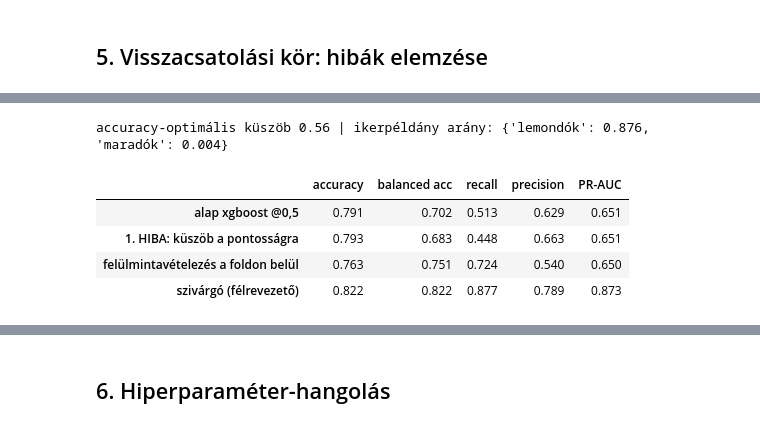
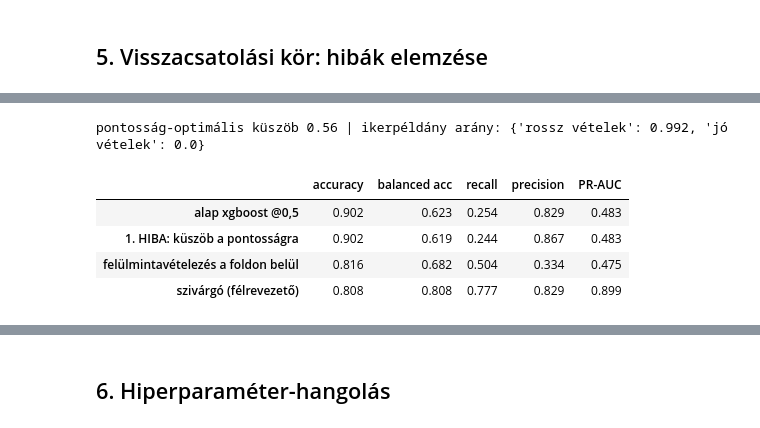
Before and after one commit to karpatika92/nasz_data_science_course, a Jupyter notebook: lessons/04-klasszifikacio/demo.ipynb, the cells around one changed output, grey strips where cells are left out. Saved outputs shown, nothing was run; the diff lists cells and outputs as text; code cells hidden in the pictures.

```diff
--- a/lessons/04-klasszifikacio/demo.ipynb
+++ b/lessons/04-klasszifikacio/demo.ipynb
@@ -165,10 +266,10 @@ NUMS["lr_roc_auc"], NUMS["lr_pr_auc"] = float(roc_auc_score(y_train, p_lr)), flo
 # %%
 fig, (a, b) = plt.subplots(1, 2, figsize=(13, 5))
 fpr_, tpr_, _ = roc_curve(y_train, p_lr); a.plot(fpr_, tpr_, color=BLUE, lw=2.5); a.plot([0, 1], [0, 1], color=INK2, ls="--", lw=1.2)
-a.set_title(f"ROC-görbe, AUC = {hu(NUMS['lr_roc_auc'])}", loc="left"); a.set_xlabel("álpozitív arány (FPR)"); a.set_ylabel("valódi pozitív arány (recall)")
+a.set_title(f"ROC-görbe, AUC = {hu(NUMS['lr_roc_auc'])}", loc="left"); a.set_xlabel("álriasztási arány (a jó vételek hányadát jelöltük meg)"); a.set_ylabel("recall (a rossz vételek hányadát fogtuk meg)")
 pp_, rr_, _ = precision_recall_curve(y_train, p_lr); b.plot(rr_, pp_, color=BLUE, lw=2.5); b.axhline(y_train.mean(), color=INK2, ls="--", lw=1.2)
 b.set_title(f"Precision-recall görbe, AP = {hu(NUMS['lr_pr_auc'])}", loc="left"); b.set_ylim(0, 1.02); b.set_xlabel("recall"); b.set_ylabel("precision")
-b.text(.52, y_train.mean() + .03, f"alapvonal = {hu(y_train.mean())}", color=INK2, fontsize=14)
+b.text(.5, y_train.mean() + .03, f"alapvonal = {hu(y_train.mean())}", color=INK2, fontsize=14)
 for ax_ in (a, b): hu_axes(ax_)
 plt.tight_layout(w_pad=4); keep(fig, "metrics_roc_pr")
 # %% [markdown]
@@ -275,0 +311,27 @@ display(d_[d_.churned == 1].nsmallest(5, "p")[["Contract", "InternetService", "P
+# %%
+loop_model = models["xgboost"]
+p_oof = cross_val_predict(loop_model, X_train, y_train, cv=cv, method="predict_proba")[:, 1]
+def metrics(y, p, t=.5):
+    return {"accuracy": accuracy_score(y, p > t), "balanced acc": balanced_accuracy_score(y, p > t), "recall": recall_score(y, p > t),
+            "precision": precision_score(y, p > t, zero_division=0), "PR-AUC": average_precision_score(y, p)}
+log = {"alap xgboost @0,5": metrics(y_train, p_oof)}
+tn, fp, fn, tp = confusion_matrix(y_train, p_oof > .5).ravel(); NUMS["xgb_confusion"] = dict(TP=int(tp), FP=int(fp), FN=int(fn), TN=int(tn)); cm_png(tn, fp, fn, tp, "cm_xgb")
+print(NUMS["xgb_confusion"], {k: round(v, 3) for k, v in log["alap xgboost @0,5"].items()})
+# néhány konkrét tévedés: a legbiztosabb álriasztások és a legnagyobb "szem elől tévesztések"
+dr = X_train.MMRCurrentAuctionAveragePrice / X_train.MMRAcquisitionAuctionAveragePrice
+d_ = X_train.assign(bad=y_train.values, p=p_oof, drift=dr)
+fnr, fpr = d_[d_.bad == 1].nsmallest(5, "p"), d_[d_.bad == 0].nlargest(5, "p")
+def fmt_rows(dd, kind): return pd.DataFrame({"tévedés": kind, "márka": dd.Make.values, "kor": dd.VehicleAge.values, "km": [thou(v) for v in dd.VehOdo], "vételár": [thou(v) for v in dd.VehBCost],
+                                              "árváltozás": [hu(v, 2) if pd.notna(v) else "-" for v in dd.drift], "p(rossz)": [hu(v, 2) for v in dd.p]})
+table_png(pd.concat([fmt_rows(fnr, "kihagyott rossz vétel"), fmt_rows(fpr, "álriasztás")]), "tbl_tevedesek", hl=[0, 1, 2, 3, 4], fs=15)
+NUMS["fn_examples"] = fmt_rows(fnr, "FN").to_dict("records"); NUMS["fp_examples"] = fmt_rows(fpr, "FP").to_dict("records")
+# AZ ÖTLET: a rossz vétel = elértéktelenedés. Mennyit mozdult az ár a vásárlás óta, és mit gondol a modell?
+bins = pd.qcut(dr, 10, duplicates="drop")
+g = pd.DataFrame({"y": y_train.values, "p": p_oof, "b": bins.values}).groupby("b", observed=True).agg(actual=("y", "mean"), predicted=("p", "mean"), n=("y", "size"))
+labels = [("≤" if i == 0 else "") + hu(iv.right, 3) for i, iv in enumerate(g.index)]; labels[-1] = "≥" + hu(g.index[-1].left, 3)
+fig, ax = plt.subplots(figsize=(11.5, 4.8)); x = np.arange(len(g)); w = .38
+ax.bar(x - w/2, g.actual, w, color=ORANGE, label="valójában rossz vétel"); ax.bar(x + w/2, g.predicted, w, color=BLUE, label="a modell átlagos jóslata")
+ax.set_xticks(x); ax.set_xticklabels(labels, fontsize=11.5); ax.set_xlabel("árváltozás a vásárlás óta: mai / vételkori aukciós átlagár (10 egyenlő létszámú sáv)")
+ax.set_ylabel("rossz vétel aránya"); ax.legend(frameon=False, loc="upper right"); ax.grid(axis="x", visible=False); hu_axes(ax, x=False); keep(fig, "loop_arvaltozas")
+NUMS["drift_gap"] = [dict(bin=l, actual=float(a), predicted=float(p_), n=int(n)) for l, a, p_, n in zip(labels, g.actual, g.predicted, g.n)]
+print(g.round(3))
@@ -276,21 +352,21 @@ display(d_[d_.churned == 1].nsmallest(5, "p")[["Contract", "InternetService", "P
 # %%
-ts = np.arange(.2, .9, .01)
-t_acc = max(ts, key=lambda t: ((p_oof > t) == y_train).mean())                       # 1. HIBA: pontosságra optimalizálunk
+ts = np.arange(.1, .9, .01)
+t_acc = max(ts, key=lambda t: ((p_oof > t) == y_train).mean())                         # 1. HIBA: pontosságra optimalizálunk
 log["1. HIBA: küszöb a pontosságra"] = metrics(y_train, p_oof, t_acc)
-Xo, yo = RandomOverSampler(random_state=0).fit_resample(X_train, y_train)            # 2. HIBA: előbb felülmintavételezünk ...
-p_leaky = cross_val_predict(loop_model, Xo, yo, cv=cv, method="predict_proba")[:, 1]   # ... és csak utána keresztvalidálunk
+Xo, yo = RandomOverSampler(random_state=0).fit_resample(X_train, y_train)               # 2. HIBA: előbb felülmintavételezünk ...
+p_leaky = cross_val_predict(models["xgboost"], Xo, yo, cv=cv, method="predict_proba")[:, 1]   # ... és csak utána keresztvalidálunk
 leaky = metrics(yo, p_leaky)
 key = pd.util.hash_pandas_object(Xo, index=False).values
-twin = {nm: float(np.mean([np.isin(key[v][yo.values[v] == lab], key[t]).mean() for t, v in cv.split(Xo, yo)])) for lab, nm in [(1, "lemondók"), (0, "maradók")]}
+twin = {nm: float(np.mean([np.isin(key[v][yo.values[v] == lab], key[t]).mean() for t, v in cv.split(Xo, yo)])) for lab, nm in [(1, "rossz vételek"), (0, "jó vételek")]}
 NUMS["leak"] = dict(rows=int(len(Xo)), pos=float(yo.mean()), twin=twin, leaky=leaky, t_acc=float(t_acc))
-fixed = imb_pipeline(make_prep(), RandomOverSampler(random_state=0), XGBClassifier(n_estimators=300, learning_rate=.1, max_depth=4, eval_metric="logloss", random_state=0))
+fixed = imb_pipeline(prep_tree(), RandomOverSampler(random_state=0), xgb())
 p_fix = cross_val_predict(fixed, X_train, y_train, cv=cv, method="predict_proba")[:, 1]
 log["felülmintavételezés a foldon belül"] = metrics(y_train, p_fix)
-print("accuracy-optimális küszöb", round(t_acc, 2), "| ikerpéldány arány:", {k: round(v, 3) for k, v in twin.items()}); display(pd.DataFrame({**log, "szivárgó (félrevezető)": leaky}).T.round(3))
+print("pontosság-optimális küszöb", round(t_acc, 2), "| ikerpéldány arány:", {k: round(v, 3) for k, v in twin.items()}); display(pd.DataFrame({**log, "szivárgó (félrevezető)": leaky}).T.round(3)); tick("hibák (küszöb, szivárgás) kész")
 # %% [output]
-accuracy-optimális küszöb 0.56 | ikerpéldány arány: {'lemondók': 0.876, 'maradók': 0.004}
+pontosság-optimális küszöb 0.56 | ikerpéldány arány: {'rossz vételek': 0.992, 'jó vételek': 0.0}
 |  | accuracy | balanced acc | recall | precision | PR-AUC |
-| alap xgboost @0,5 | 0.791 | 0.702 | 0.513 | 0.629 | 0.651 |
-| 1. HIBA: küszöb a pontosságra | 0.793 | 0.683 | 0.448 | 0.663 | 0.651 |
-| felülmintavételezés a foldon belül | 0.763 | 0.751 | 0.724 | 0.540 | 0.650 |
-| szivárgó (félrevezető) | 0.822 | 0.822 | 0.877 | 0.789 | 0.873 |
+| alap xgboost @0,5 | 0.902 | 0.623 | 0.254 | 0.829 | 0.483 |
+| 1. HIBA: küszöb a pontosságra | 0.902 | 0.619 | 0.244 | 0.867 | 0.483 |
+| felülmintavételezés a foldon belül | 0.816 | 0.682 | 0.504 | 0.334 | 0.475 |
+| szivárgó (félrevezető) | 0.808 | 0.808 | 0.777 | 0.829 | 0.899 |
```
Also changed, not shown: parts of 27 cells of this notebook, 38 other files.
